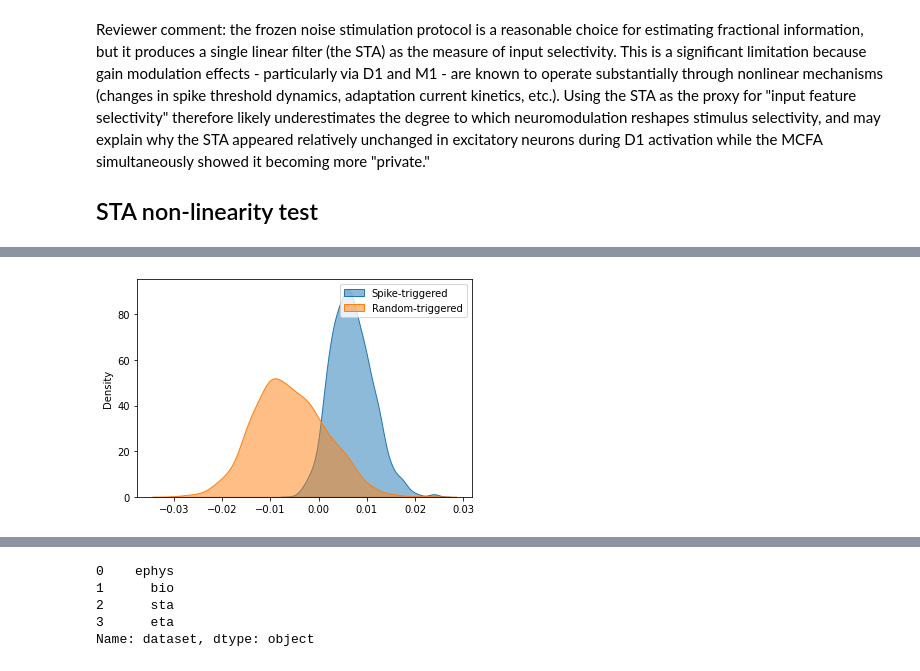
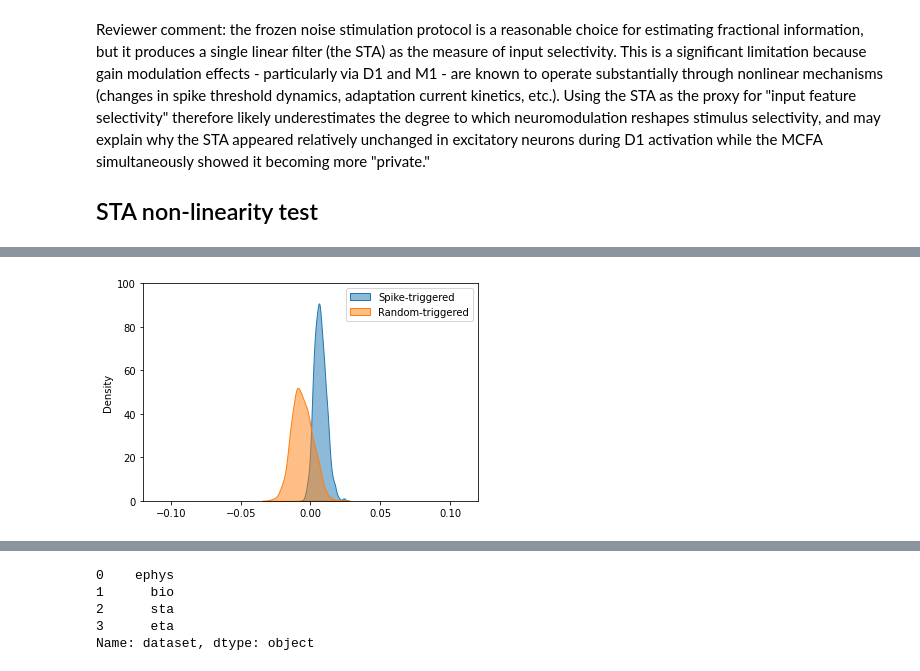
Before and after one commit to Nishant-codex/single_cell_analysis, a Jupyter notebook: notebooks_drug/PNAS_revision.ipynb, the cells around one changed output, grey strips where cells are left out. Cells and saved outputs as stored; diff of their text form; code cells hidden in the pictures.

```diff
--- a/notebooks_drug/PNAS_revision.ipynb
+++ b/notebooks_drug/PNAS_revision.ipynb
@@ -561,8 +561,26 @@ df = pd.read_pickle("G:/My Drive/Data For Publication/paper2/PNAS_submission/Rev
+# %%
+df_temp = df.copy()
+
+df_temp.exp_name = df_temp.exp_name.apply(lambda x: change_date_format(x) )
+df_temp = df_temp.reset_index(drop=True)
+# %%
+
+ephys_temp = ephys.copy()
+ephys_temp = ephys_temp.reset_index(drop=True)
+df_temp = df_temp[df_temp.exp_name.isin(ephys_temp.exp_name)]
+df_temp = df_temp.reset_index(drop=True)
+# %%
+df_ei = df_temp.merge(ephys_temp[['exp_name','trialnr','ei_labels']], on=['exp_name','trialnr'], how='left')
+# df_ei = df_ei.drop_duplicates(subset=['exp_name','trialnr'], inplace=True)
+# %%
+df_ei = df_ei.drop_duplicates(subset=['exp_name','trialnr'])
 # %%
-sns.kdeplot(np.hstack(df.iloc[90]['spike_triggered']), fill=True, alpha=0.5, label='Spike-triggered')
-sns.kdeplot(np.hstack(df.iloc[90]['random_triggered']), fill=True, alpha=0.5, label='Random-triggered')
+sns.kdeplot(np.hstack(df_ei.iloc[90]['spike_triggered']), fill=True, alpha=0.5, label='Spike-triggered')
+sns.kdeplot(np.hstack(df_ei.iloc[90]['random_triggered']), fill=True, alpha=0.5, label='Random-triggered')
 plt.legend()
-plt.savefig(savepath+'example_cell_kde.pdf', dpi=200)
+plt.xlim(-0.12,0.12)
+plt.ylim(0,100)
+plt.savefig(savepath+'example_cell_kde_inh.pdf', dpi=200)
 plt.show()
 # %% [output]
-[figure, old version]
+[figure, new version]
```
Also changed, not shown: parts of 21 cells of this notebook, 1 other file.
